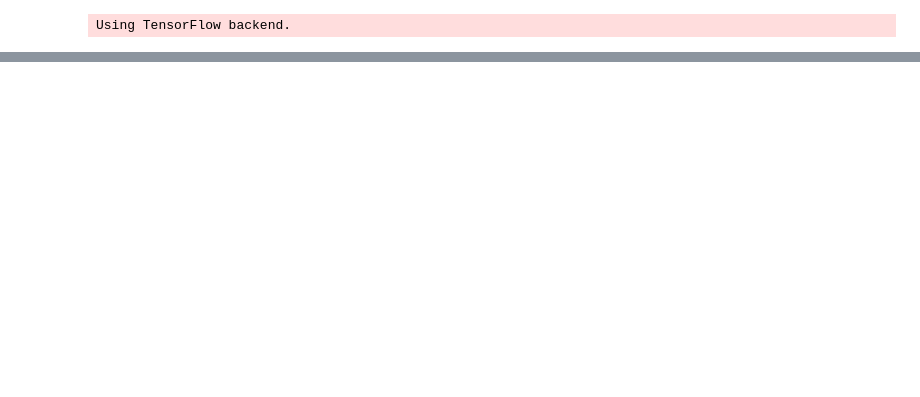
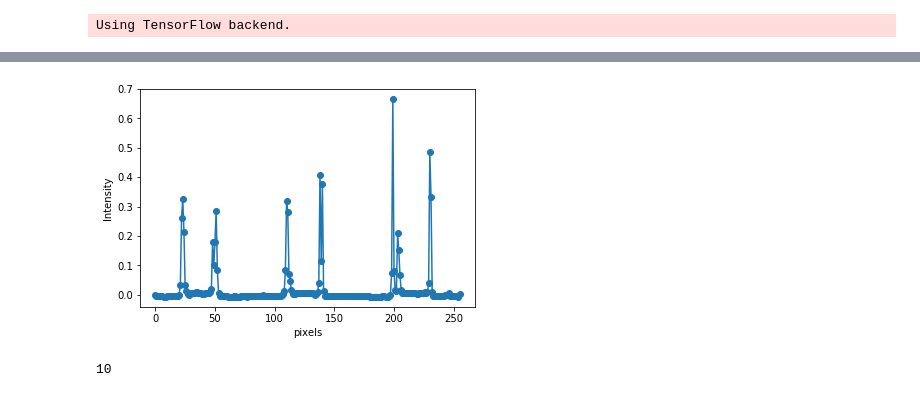
Before and after one commit to narendrachaudhary51/LER_machine_learning, a Jupyter notebook: neural_nets/LINEnet_image3_prediction.ipynb, the cells around one changed output, grey strips where cells are left out. Saved outputs shown, nothing was run; the diff lists cells and outputs as text; code cells hidden in the pictures; blank space fills up the shorter version.

```diff
--- a/neural_nets/LINEnet_image3_prediction.ipynb
+++ b/neural_nets/LINEnet_image3_prediction.ipynb
@@ -106,0 +130,39 @@ Text(0.5,1,'Predicted Denoised Image \n PSNR = 24.876356926127876')
+# %%
+from scipy.signal import find_peaks    # To get maxima
+
+N = 256
+#print(find_peaks(predict[N,:,1], height = 0.1, distance = 3))
+plt.plot(predict[N,:,1], '-o')                         # plot one row of edge image
+plt.xlabel('pixels')
+plt.ylabel('Intensity')
+plt.show()
+# %% [output]
+[figure, added]
+# %%
+
+predicted_edges = np.zeros((nedges, 1024))
+mean_edge_pos = np.zeros(8)
+dist = 10         # initial minimum distance between the peaks
+over = 0          # flag peak finishing peak search
+
+while(not over):
+    mean_edge_pos = np.zeros(8)
+    for i in range(1024):
+        peaks, _ = find_peaks(predict[i,:,1], height = 0.11, distance = dist)
+
+        mean_edge_pos = predicted_edges[:,:i].mean(axis=1)       # mean edge position
+        if len(peaks) < nedges:
+            dist = dist - 1
+            break
+        elif len(peaks) == nedges or i == 0:
+            for k in range(nedges):
+                predicted_edges[k,i] = peaks[k]
+        else:
+            for k in range(nedges):
+                min_index = np.argmin(np.abs(peaks - mean_edge_pos[k]))
+                predicted_edges[k,i] = peaks[min_index]
+        if i == 1023:
+            print (dist)
+            over = 1
+# %% [output]
+10
```
Also changed, not shown: parts of 5 cells of this notebook.
